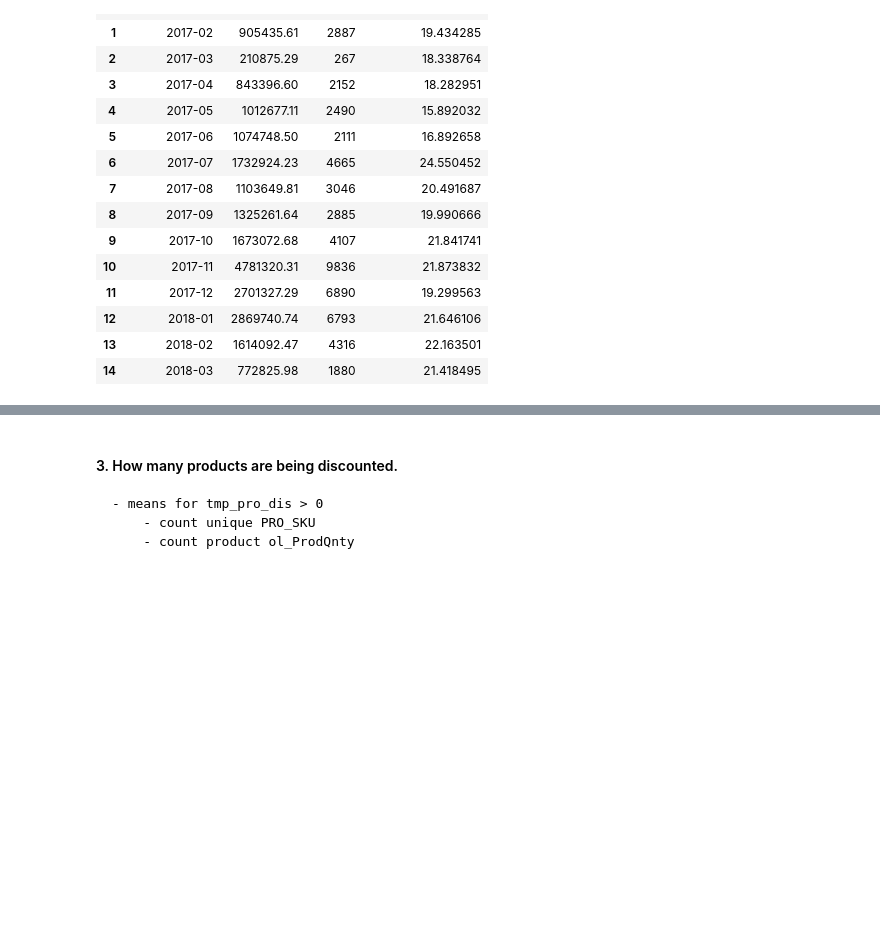
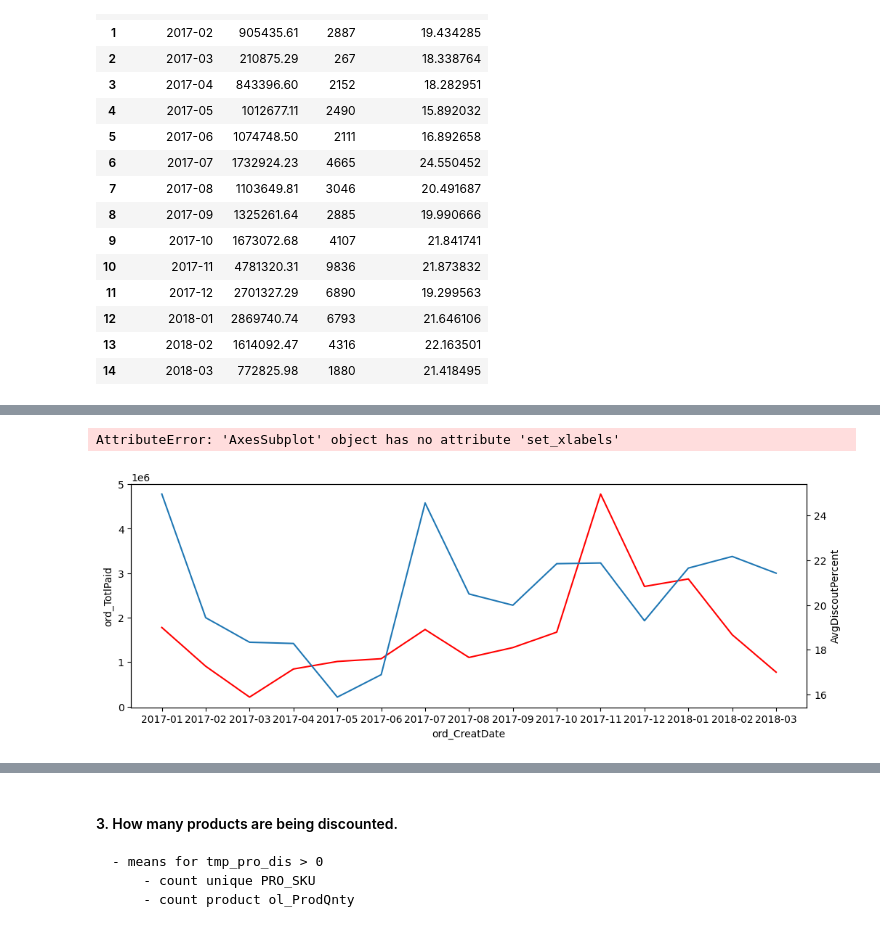
Before and after one commit to JacquelineBashta/DataStorytelling_Pandas_Matlibplot, a Jupyter notebook: Solve_BussinessQ_1.ipynb, the cells around one changed output, grey strips where cells are left out. Saved outputs shown, nothing was run; the diff lists cells and outputs as text; code cells hidden in the pictures; blank space fills up the shorter version.

```diff
--- a/Solve_BussinessQ_1.ipynb
+++ b/Solve_BussinessQ_1.ipynb
@@ -317,3 +253,25 @@ dbv_Dis_Time=(
+# %%
+fig, ax = plt.subplots(figsize=(12,4))
+
+sns.lineplot(data=dbv_Dis_Time
+            #,kind="line"
+            ,x="ord_CreatDate"
+            ,y="ord_TotlPaid"
+            ,color="r"
+            #,aspect=3
+            , ax=ax)
+ax2 = ax.twinx()
+g=sns.lineplot(data=dbv_Dis_Time
+            #,kind="line"
+            ,x="ord_CreatDate"
+            ,y="AvgDiscoutPercent"
+            #,aspect=3
+            ,ax=ax2)
+g.set_xlabels("Discount%_MonthyBased")
+g.set_ylabels("Revenue_MonthyBased")
+# %% [output]
+AttributeError: 'AxesSubplot' object has no attribute 'set_xlabels'
+[figure, added]
 # %%
 f,axs=plt.subplots(figsize=(13,6))
 sns.barplot(data=dbv_Dis_Time
```
Also changed, not shown: parts of 26 cells of this notebook, 4 other files.
